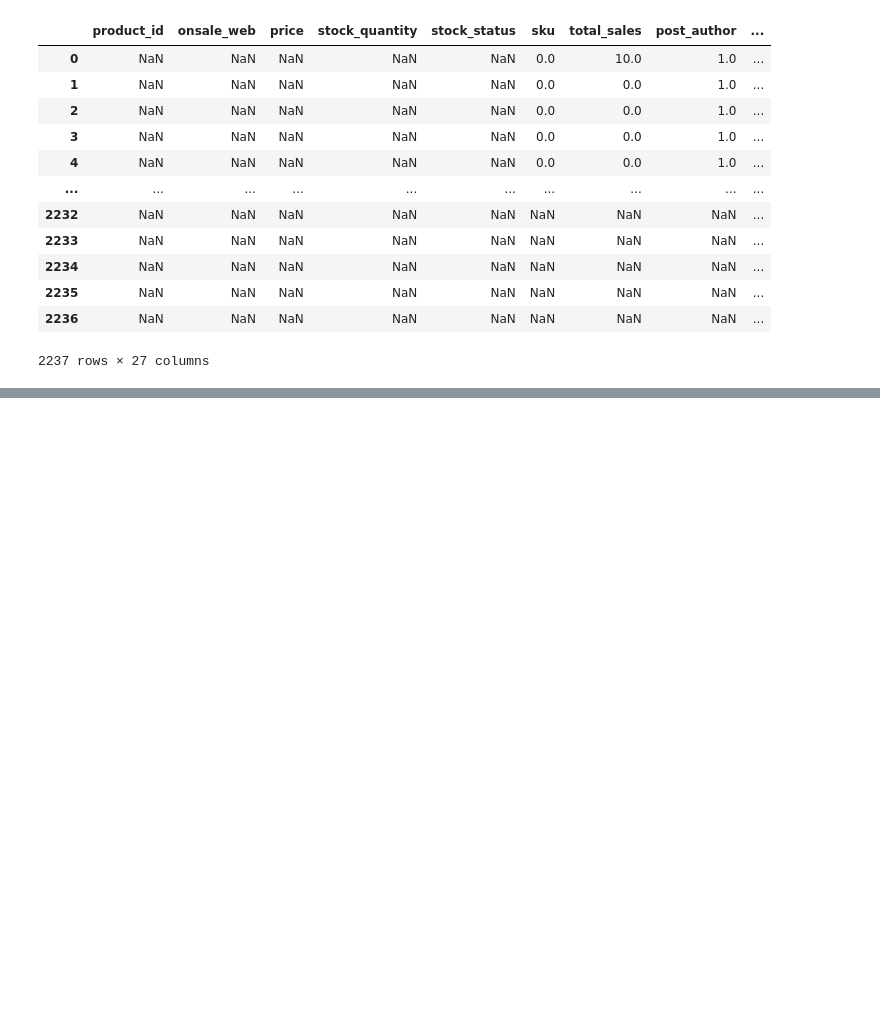
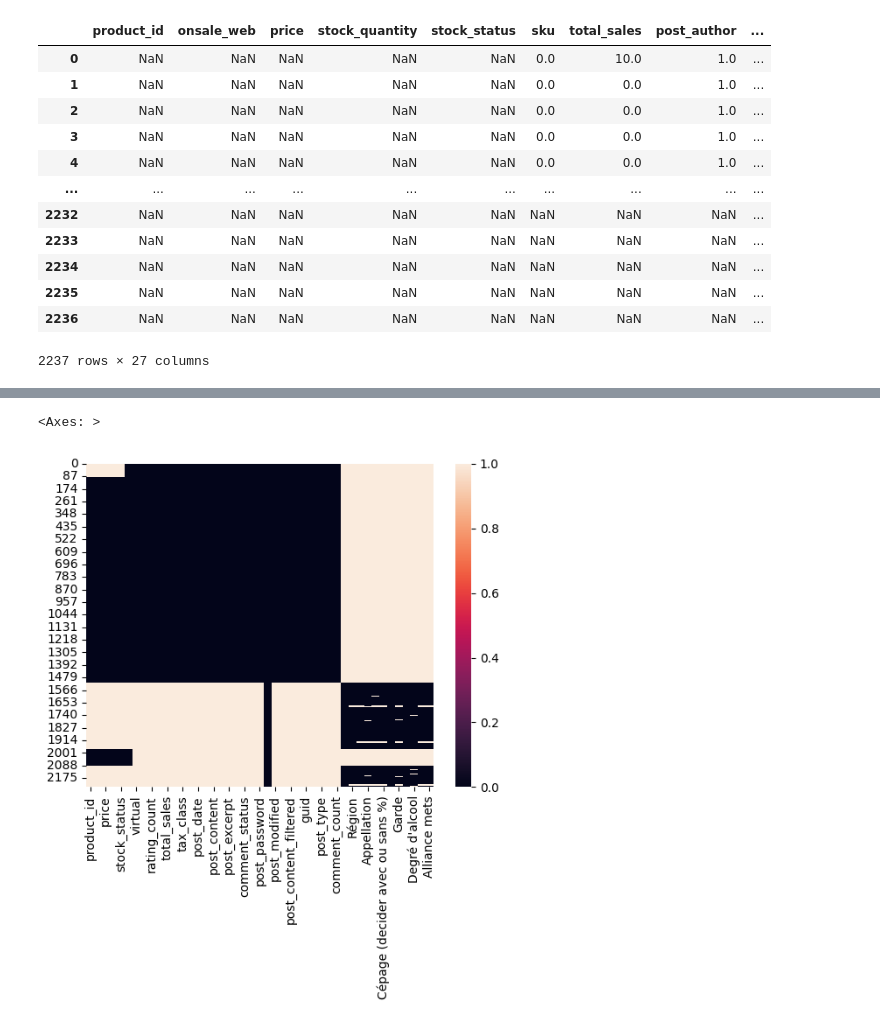
Before and after one commit to Idolrice/projet_6_OC, a Jupyter notebook: notebooks/projet6_V2.ipynb, the cells around one changed output, grey strips where cells are left out. Drawn from its saved outputs; the diff is of its cells as text; code cells hidden in the pictures; blank space fills up the shorter version.

```diff
--- a/notebooks/projet6_V2.ipynb
+++ b/notebooks/projet6_V2.ipynb
@@ -962,0 +1017,5 @@ allin.drop(columns=['virtual','downloadable','rating_count','average_rating','ta
+# %%
+sns.heatmap(allin.isna())
+# %% [output]
+<Axes: >
+[figure, added]
```
Also changed, not shown: parts of 4 cells of this notebook.
